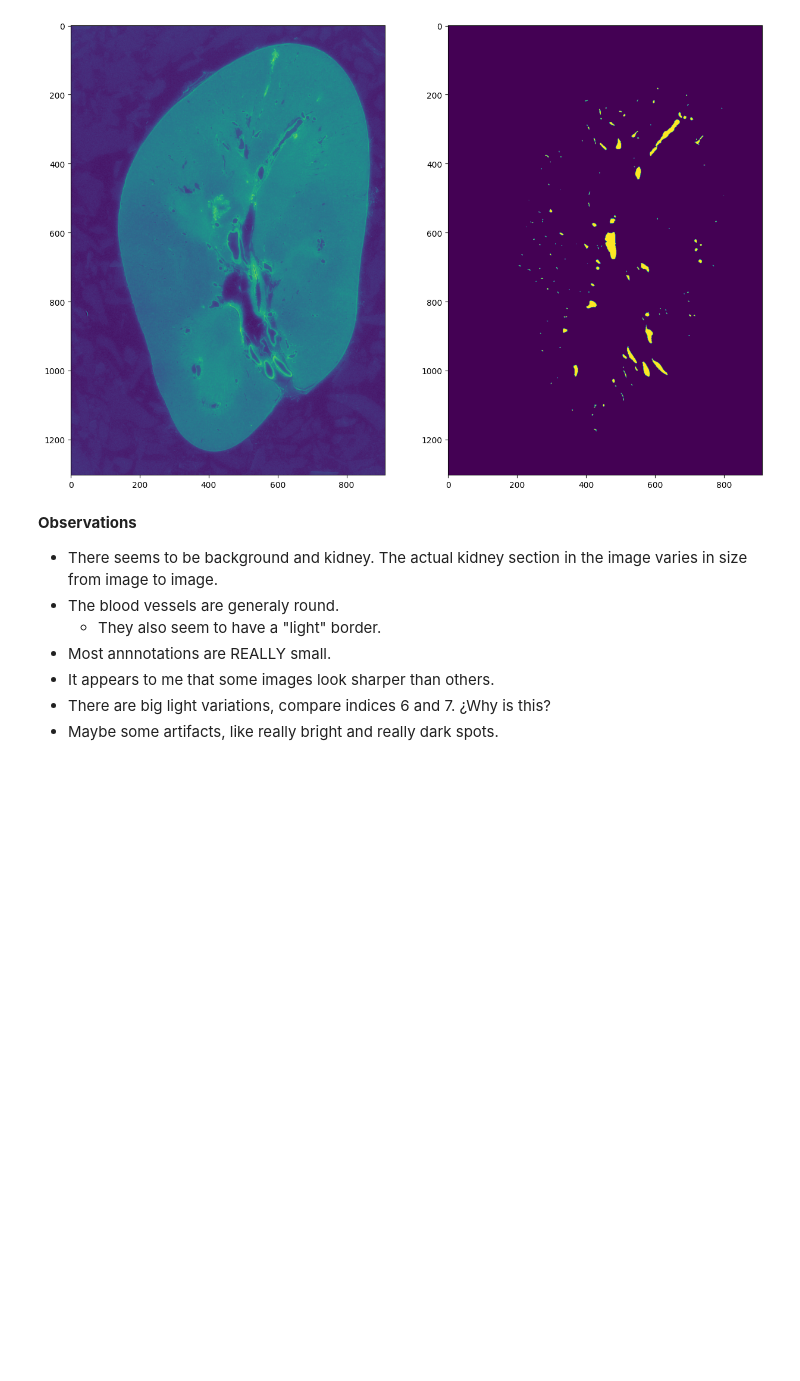
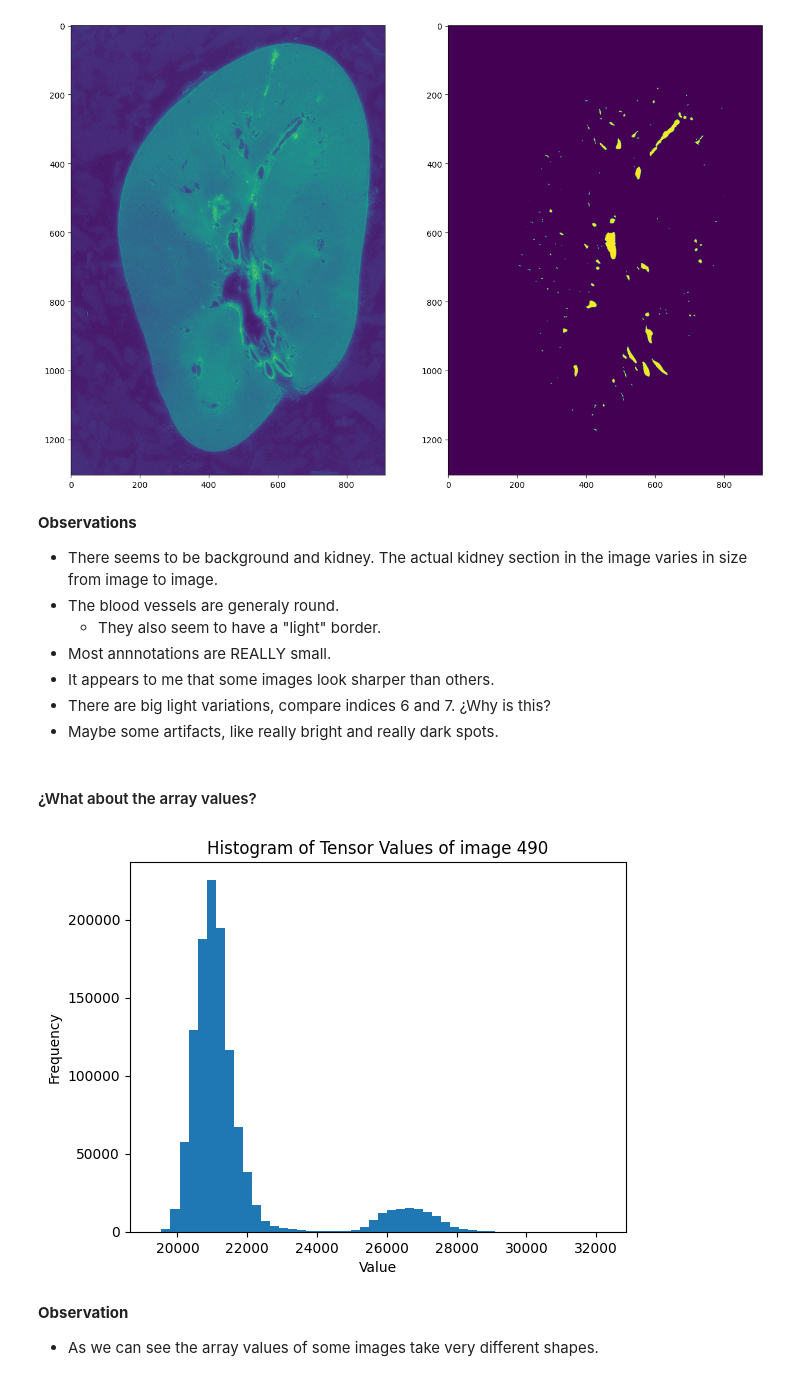
Before and after one commit to DavidFM43/blood-vessel-segmentation, a Jupyter notebook: edas/kidney_1_dense.ipynb, the cells around one changed output. Cells and saved outputs as stored; diff of their text form; code cells hidden in the pictures; blank space fills up the shorter version.

Commit message:
Progress in edas
- Histogram of pixel values

```diff
--- a/edas/kidney_1_dense.ipynb
+++ b/edas/kidney_1_dense.ipynb
@@ -111,3 +111,23 @@ Index 2123 of 2279
 - It appears to me that some images look sharper than others.
 - There are big light variations, compare indices 6 and 7. ¿Why is this?
 - Maybe some artifacts, like really bright and really dark spots.
+# %% [markdown]
+#### ¿What about the array values?
+# %%
+idx = random.randint(0, len(k1_dense_imgs))
+
+image = ToTensor()(Image.open(k1_dense_path + "images/" + k1_dense_imgs[idx]))
+
+plt.hist(image.view(-1).numpy(), 50)
+
+plt.title(f'Histogram of Tensor Values of image {idx}')
+plt.xlabel('Value')
+plt.ylabel('Frequency')
+
+plt.show()
+# %% [output]
+[figure, added]
+# %% [markdown]
+**Observation**
+
+- As we can see the array values of some images take very different shapes.
```
Also changed, not shown: 1 other file.
